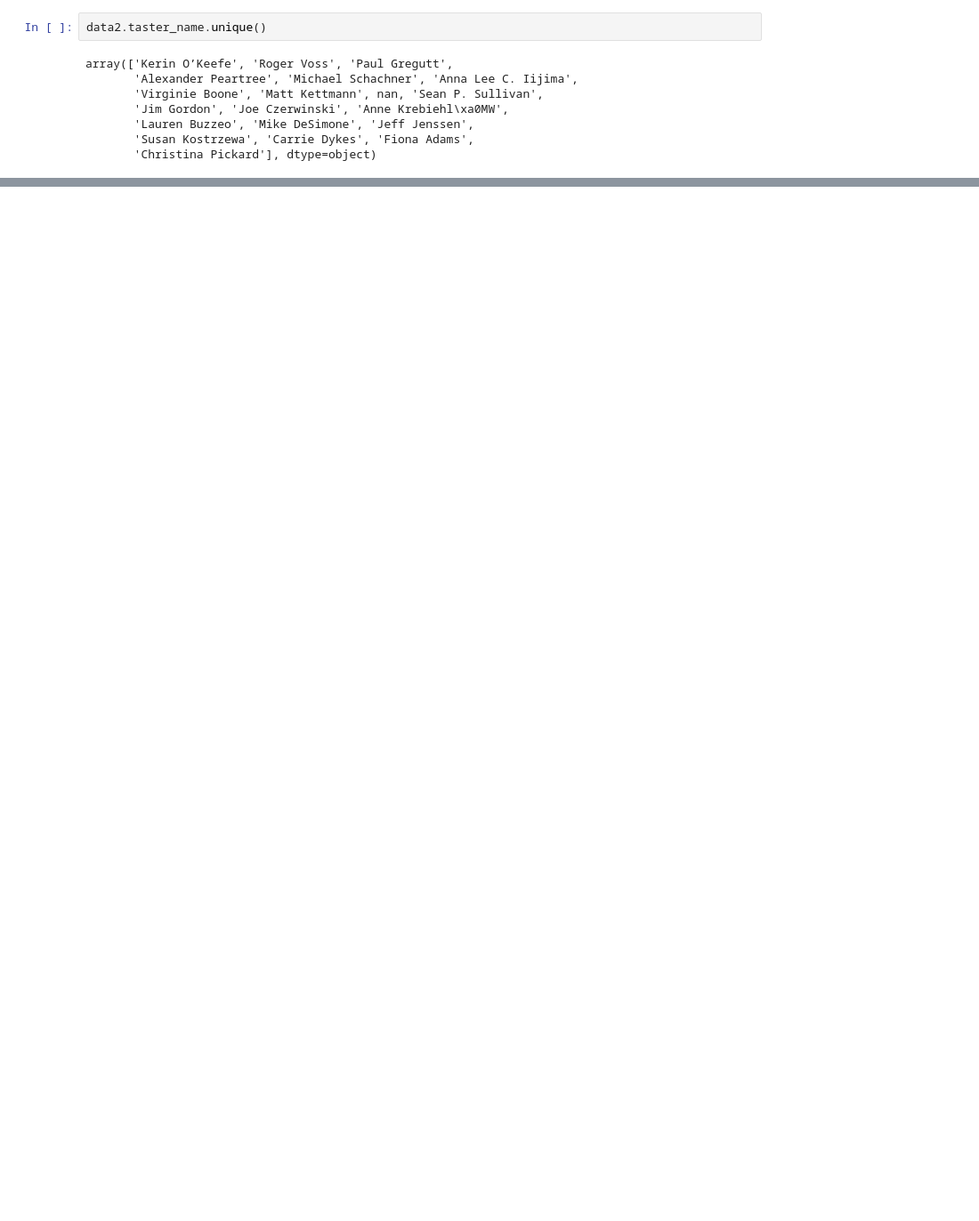
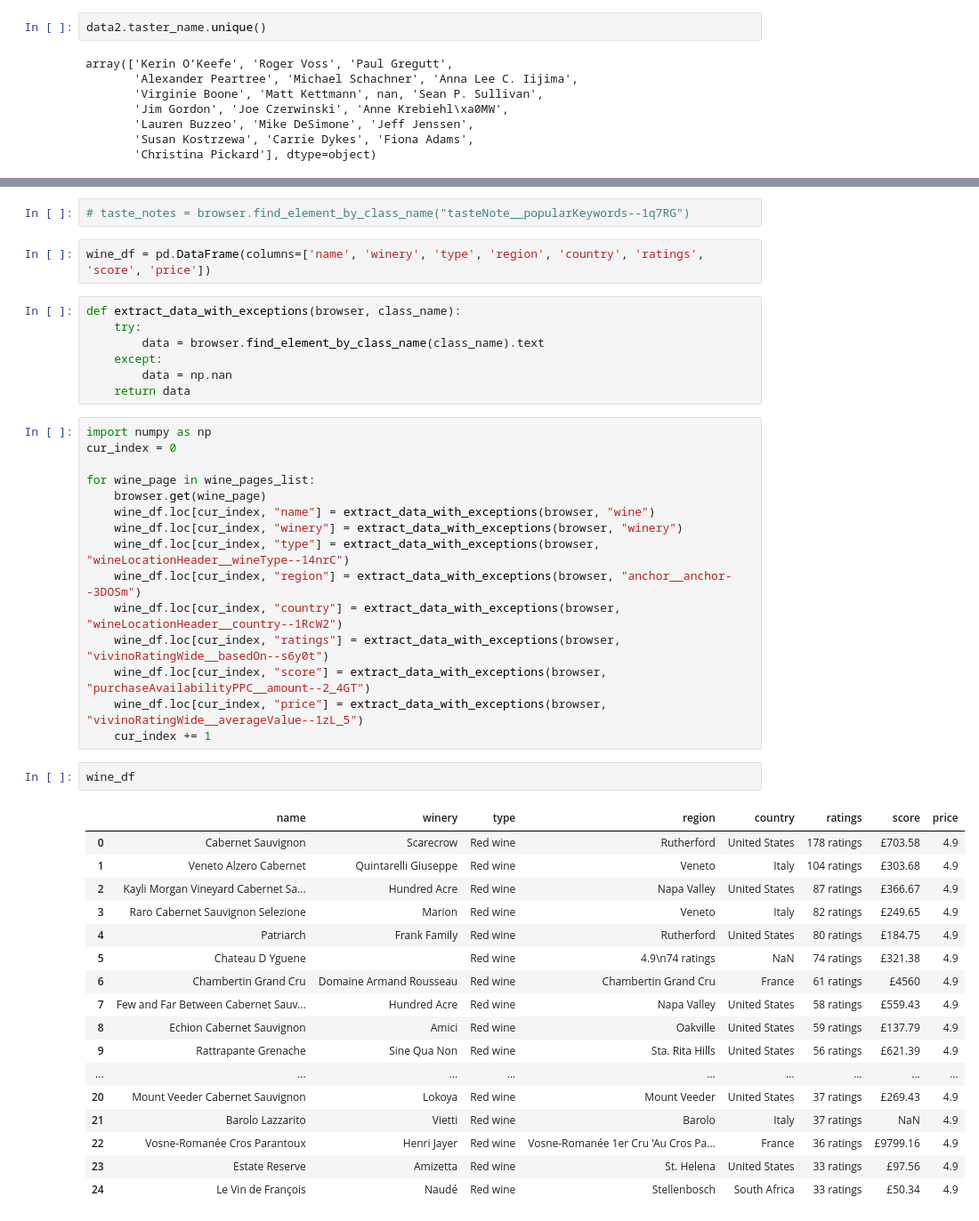
Before and after one commit to sveta-egorova/wine, a Jupyter notebook: ProjectM.ipynb, the cells around one changed output, grey strips where cells are left out. Shown at 89% size. Drawn from its saved outputs; the diff is of its cells as text; blank space fills up the shorter version.

Commit message:
Initial parsing script for vivino.com

```diff
--- a/ProjectM.ipynb
+++ b/ProjectM.ipynb
@@ -221,0 +456,46 @@ array(['Kerin O’Keefe', 'Roger Voss', 'Paul Gregutt',
+# %%
+# taste_notes = browser.find_element_by_class_name("tasteNote__popularKeywords--1q7RG")
+# %%
+wine_df = pd.DataFrame(columns=['name', 'winery', 'type', 'region', 'country', 'ratings', 'score', 'price'])
+# %%
+def extract_data_with_exceptions(browser, class_name):
+    try:
+        data = browser.find_element_by_class_name(class_name).text
+    except:
+        data = np.nan
+    return data
+# %%
+import numpy as np
+cur_index = 0
+
+for wine_page in wine_pages_list:
+    browser.get(wine_page)
+    wine_df.loc[cur_index, "name"] = extract_data_with_exceptions(browser, "wine")
+    wine_df.loc[cur_index, "winery"] = extract_data_with_exceptions(browser, "winery")
+    wine_df.loc[cur_index, "type"] = extract_data_with_exceptions(browser, "wineLocationHeader__wineType--14nrC")
+    wine_df.loc[cur_index, "region"] = extract_data_with_exceptions(browser, "anchor__anchor--3DOSm")
+    wine_df.loc[cur_index, "country"] = extract_data_with_exceptions(browser, "wineLocationHeader__country--1RcW2")
+    wine_df.loc[cur_index, "ratings"] = extract_data_with_exceptions(browser, "vivinoRatingWide__basedOn--s6y0t")
+    wine_df.loc[cur_index, "score"] = extract_data_with_exceptions(browser, "purchaseAvailabilityPPC__amount--2_4GT")
+    wine_df.loc[cur_index, "price"] = extract_data_with_exceptions(browser, "vivinoRatingWide__averageValue--1zL_5")
+    cur_index += 1
+# %%
+wine_df
+# %% [output]
+|  | name | winery | type | region | country | ratings | score | price |
+| 0 | Cabernet Sauvignon | Scarecrow | Red wine | Rutherford | United States | 178 ratings | £703.58 | 4.9 |
+| 1 | Veneto Alzero Cabernet | Quintarelli Giuseppe | Red wine | Veneto | Italy | 104 ratings | £303.68 | 4.9 |
+| 2 | Kayli Morgan Vineyard Cabernet Sa... | Hundred Acre | Red wine | Napa Valley | United States | 87 ratings | £366.67 | 4.9 |
+| 3 | Raro Cabernet Sauvignon Selezione | Marion | Red wine | Veneto | Italy | 82 ratings | £249.65 | 4.9 |
+| 4 | Patriarch | Frank Family | Red wine | Rutherford | United States | 80 ratings | £184.75 | 4.9 |
+| 5 | Chateau D Yguene |  | Red wine | 4.9\n74 ratings | NaN | 74 ratings | £321.38 | 4.9 |
+| 6 | Chambertin Grand Cru | Domaine Armand Rousseau | Red wine | Chambertin Grand Cru | France | 61 ratings | £4560 | 4.9 |
+| 7 | Few and Far Between Cabernet Sauv... | Hundred Acre | Red wine | Napa Valley | United States | 58 ratings | £559.43 | 4.9 |
+| 8 | Echion Cabernet Sauvignon | Amici | Red wine | Oakville | United States | 59 ratings | £137.79 | 4.9 |
+| 9 | Rattrapante Grenache | Sine Qua Non | Red wine | Sta. Rita Hills | United States | 56 ratings | £621.39 | 4.9 |
+| ... | ... | ... | ... | ... | ... | ... | ... | ... |
+| 20 | Mount Veeder Cabernet Sauvignon | Lokoya | Red wine | Mount Veeder | United States | 37 ratings | £269.43 | 4.9 |
+| 21 | Barolo Lazzarito | Vietti | Red wine | Barolo | Italy | 37 ratings | NaN | 4.9 |
+| 22 | Vosne-Romanée Cros Parantoux | Henri Jayer | Red wine | Vosne-Romanée 1er Cru 'Au Cros Pa... | France | 36 ratings | £9799.16 | 4.9 |
+| 23 | Estate Reserve | Amizetta | Red wine | St. Helena | United States | 33 ratings | £97.56 | 4.9 |
+| 24 | Le Vin de François | Naudé | Red wine | Stellenbosch | South Africa | 33 ratings | £50.34 | 4.9 |
```
Also changed, not shown: parts of 14 cells of this notebook.
